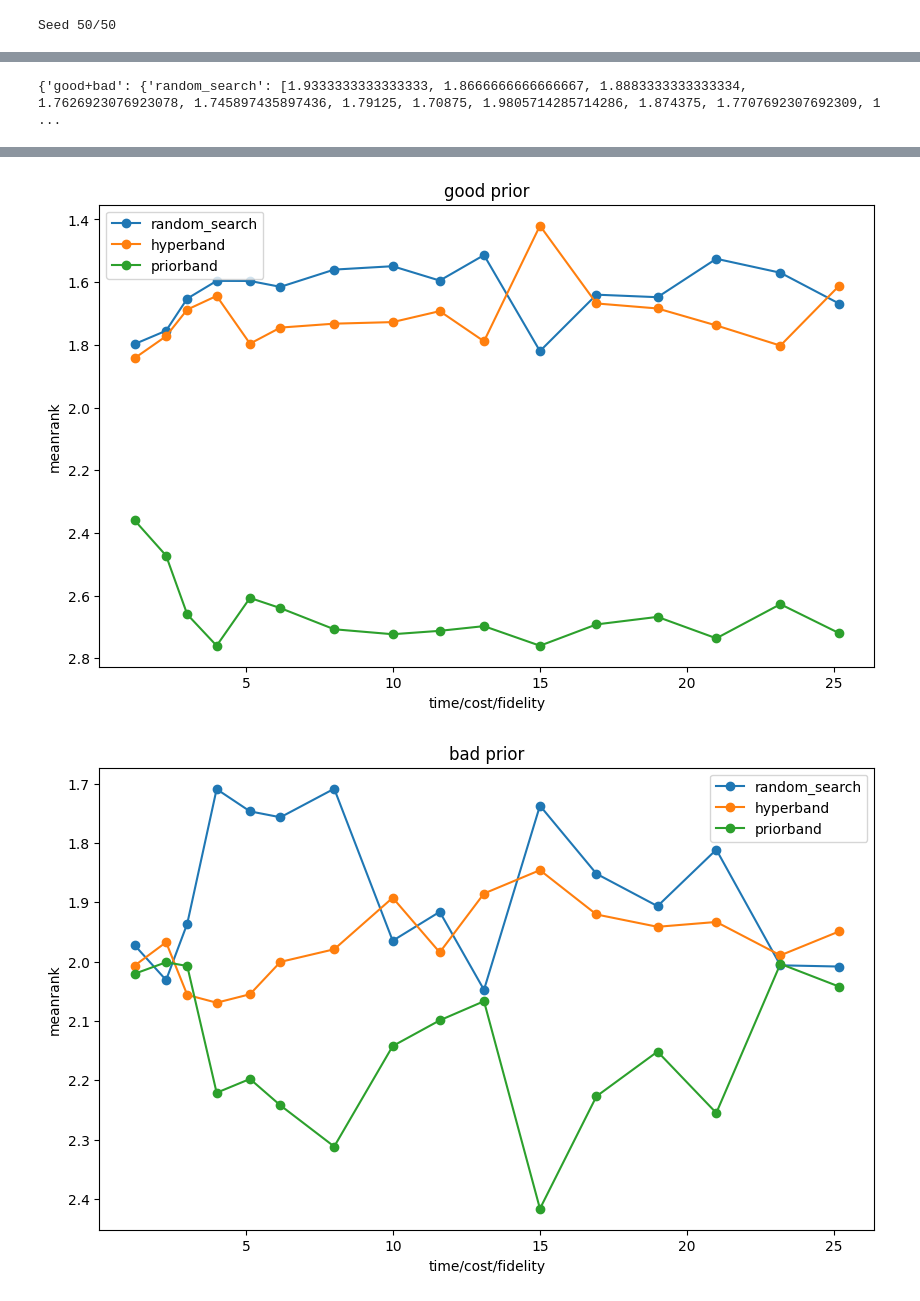
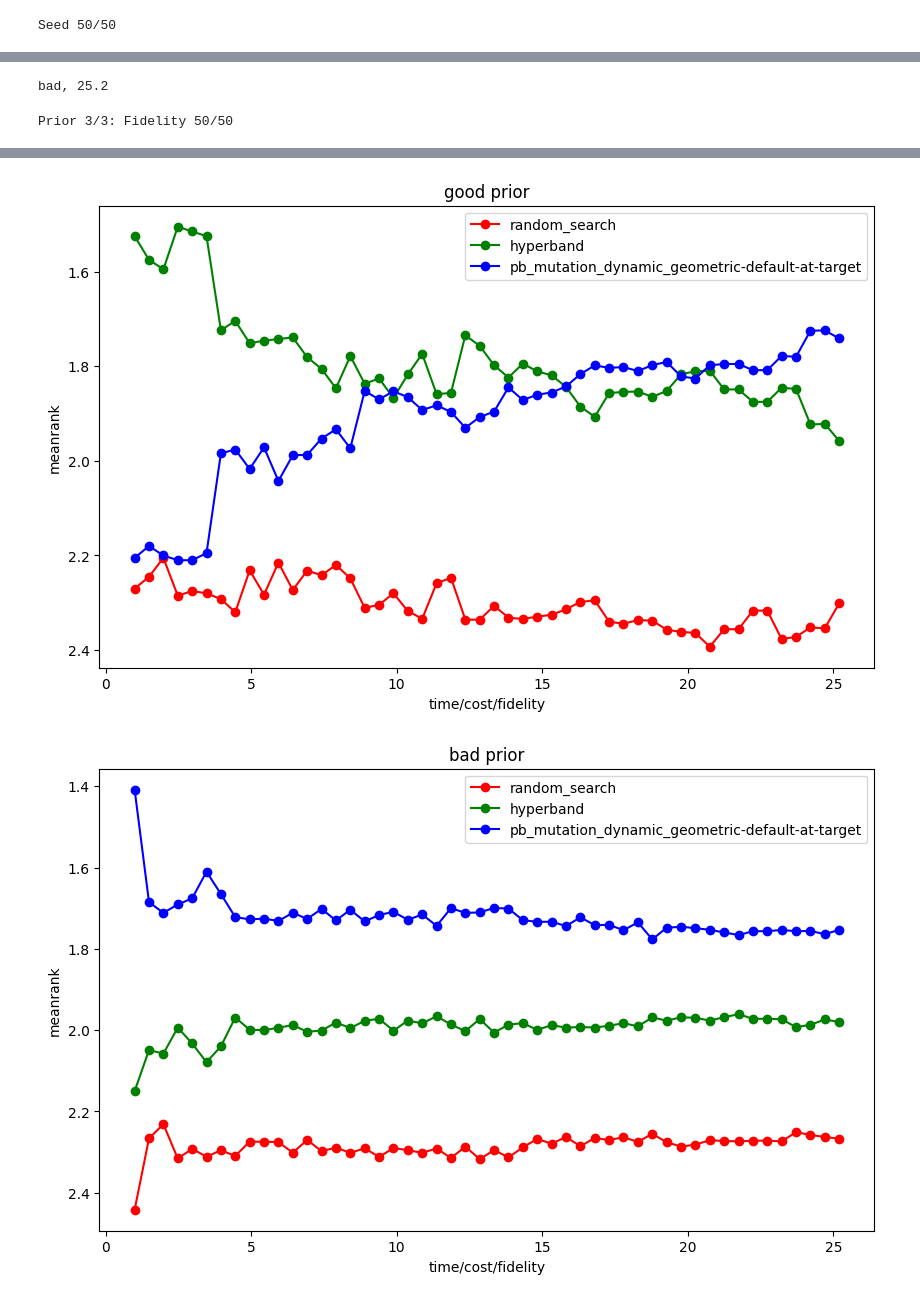
Before and after one commit to automl-private/significance_analysis, a Jupyter notebook: 10_10_to_17_10/priorband_autorank.ipynb, the cells around one changed output, grey strips where cells are left out. Cells and saved outputs as stored; diff of their text form; code cells hidden in the pictures.

Commit message:
ran autorank analysis with different priorband algorithms

```diff
--- a/10_10_to_17_10/priorband_autorank.ipynb
+++ b/10_10_to_17_10/priorband_autorank.ipynb
@@ -22,12 +22,12 @@ df=load_priorband_data()
 # %% [output]
 Seed 50/50
 # %%
+rs_hb_pb=["random_search","hyperband","pb_mutation_dynamic_geometric-default-at-target"]
 df_dict={"all":{"all":df}}
-df_dict={"all":{"RS+HB+PB":df.loc[(df["algorithm"]=="random_search")|(df["algorithm"]=="hyperband")|(df["algorithm"]=="priorband")]}}
+df_dict={"all":{"RS+HB+PB":df.loc[(df["algorithm"].isin(rs_hb_pb))]}}
 df_dict={"good+bad":{"all":df.loc[(df["prior"]=="good")|(df["prior"]=="bad")]}}
-df_dict["good+bad"]["RS+HB+PB"]=df.loc[((df["prior"]=="good")|(df["prior"]=="bad"))&((df["algorithm"]=="random_search")|(df["algorithm"]=="hyperband")|(df["algorithm"]=="priorband"))]
+df_dict["good+bad"]["RS+HB+PB"]=df.loc[((df["prior"]=="good")|(df["prior"]=="bad"))&(df["algorithm"].isin(rs_hb_pb))]
 for priortype in df["prior"].unique():
     df_dict[priortype]={}
     df_dict[priortype]["all"]=df.loc[df["prior"]==priortype]
-    df_dict[priortype]["RS+HB+PB"]=df.loc[(df["prior"]==priortype)&((df["algorithm"]=="random_search")|(df["algorithm"]=="hyperband")|(df["algorithm"]=="priorband"))]
-print(df_dict["good+bad"].keys())
+    df_dict[priortype]["RS+HB+PB"]=df.loc[(df["prior"]==priortype)&((df["algorithm"].isin(rs_hb_pb)))]
@@ -71,10 +73,10 @@ Random Search vs. HyperBand vs. PriorBand on Prior: bad
 # %%
 import numpy as np
 system_id="algorithm"
-steps=18
+steps=50
 min_f=1
 max_f=25.2
-quantiles=True
+quantiles=False
 df_dict_autorank_fidelities={}
 for priortype in ["good+bad","good","bad"]:
     df_dict_autorank_fidelities[priortype]={}
@@ -89,36 +91,43 @@ for priortype in ["good+bad","good","bad"]:
             if passed:
                 df_dict_autorank_fidelities[priortype][linspace[n+1]]=df_at_fidelity
     else:
-        for f in np.linspace(max(min_f,min(df_dict[priortype]["RS+HB+PB"]["used_fidelity"])),min(max_f,max(df_dict[priortype]["RS+HB+PB"]["used_fidelity"])),num=50,endpoint=True):
+        # print(df_dict[priortype]["RS+HB+PB"]["prior"].value_counts())
+        for f in np.linspace(max(min_f,min(df_dict[priortype]["RS+HB+PB"]["used_fidelity"])),min(max_f,max(df_dict[priortype]["RS+HB+PB"]["used_fidelity"])),num=steps,endpoint=True):
             print(f"{priortype}, {round(f,4)}           ",end="\r",flush=True)
+
             df_dict_autorank_fidelities[priortype][f]=autorank_formatter(df_dict[priortype]["RS+HB+PB"],"algorithm","value",used_fidelity_max=f)
+# %% [output]
+bad, 25.2
 # %%
 
 scores={}
-for priortype in df_dict_autorank_fidelities.keys():
+for n_prior,priortype in enumerate(df_dict_autorank_fidelities.keys()):
     fidelities_steps=list(df_dict_autorank_fidelities[priortype].keys())
     scores[priortype]={}
-    for system in df_dict_autorank[priortype].keys():
+    for system in df_dict_autorank_fidelities[priortype][list(df_dict_autorank_fidelities[priortype].keys())[0]].keys():
         scores[priortype][system]=[]
-    for f in fidelities_steps:
+    for n_f,f in enumerate(fidelities_steps):
+        # print(priortype,len(df_dict_autorank_fidelities[priortype][f]))
+        print(f"Prior {n_prior+1}/{len(df_dict_autorank_fidelities.keys())}: Fidelity {n_f+1}/{len(fidelities_steps)}  ",end="\r",flush=True)
         result_frame=autorank(df_dict_autorank_fidelities[priortype][f],
                 alpha=0.5,
                 verbose=False)[0]
         for system in result_frame.index:
             scores[priortype][system].append(result_frame.loc[system,"meanrank"])
-print(scores)
 # %% [output]
-{'good+bad': {'random_search': [1.9333333333333333, 1.8666666666666667, 1.8883333333333334, 1.7626923076923078, 1.745897435897436, 1.79125, 1.70875, 1.9805714285714286, 1.874375, 1.7707692307692309, 1 ...
+Prior 3/3: Fidelity 50/50
 # %%
+color_dict={"random_search":"red","hyperband":"green","pb_mutation_dynamic_geometric-default-at-target":"blue","priorband":"blue"}
 for priortype in scores.keys():
     _, axis = plt.subplots(figsize=(10, 6))
-    for system_id in scores[priortype]:
+    for system in scores[priortype]:
         axis.errorbar(
             fidelities_steps,
-            scores[priortype][system_id],
+            scores[priortype][system],
             fmt="o-",
             capsize=3,
-            label=system_id,
+            label=system,
+            color=color_dict[system]
         )
     axis.set_xlabel("time/cost/fidelity")
     axis.set_ylabel("meanrank")
@@ -131,2 +140,2 @@ plt.show()
-[figure, old version]
+[figure, new version]
-[figure, old version]
+[figure, new version]
```
Also changed, not shown: parts of 5 cells of this notebook.
